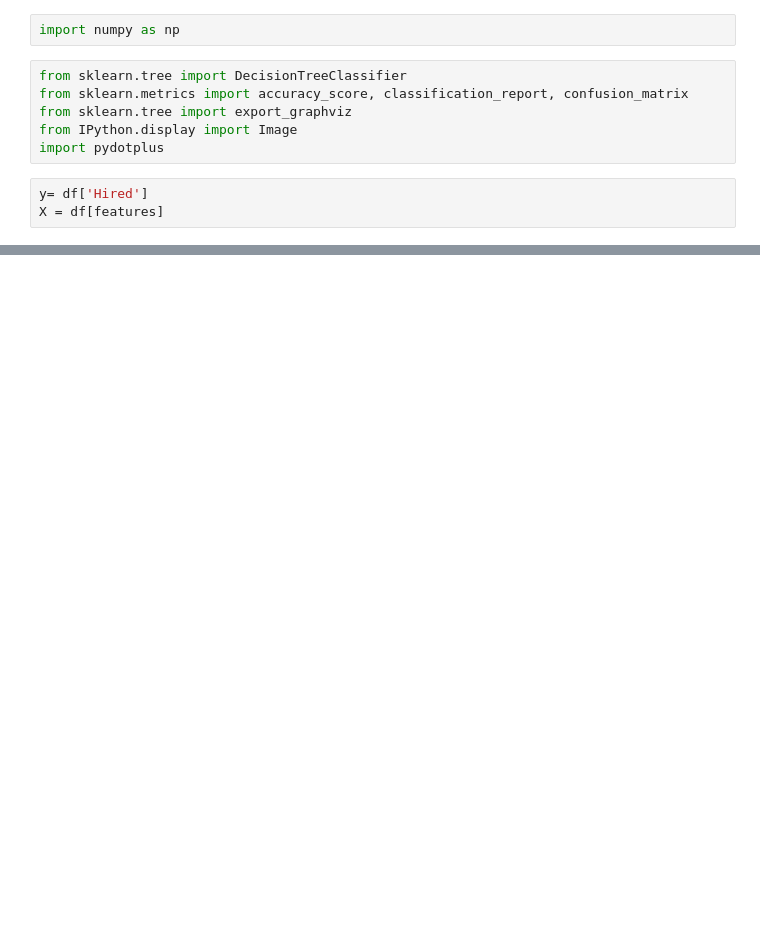
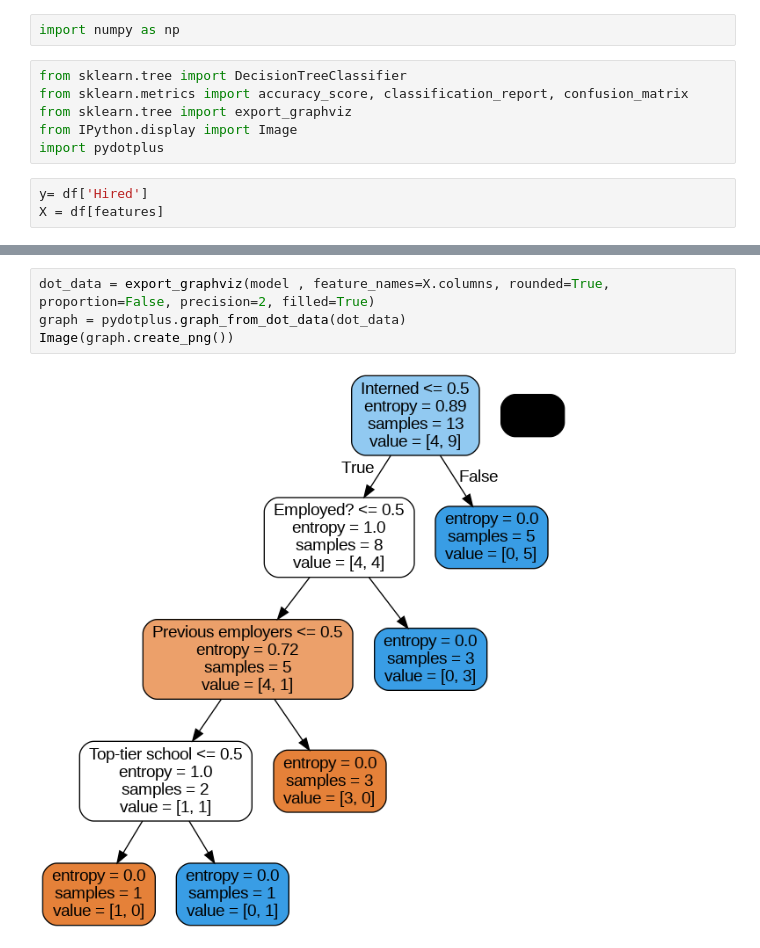
Before and after one commit to dhsingh0815/ML, a Jupyter notebook: Classifier/GiniIndex_DummyPastHiresDataSet.ipynb, the cells around one changed output, grey strips where cells are left out. Saved outputs shown, nothing was run; the diff lists cells and outputs as text; blank space fills up the shorter version.

```diff
--- a/Classifier/GiniIndex_DummyPastHiresDataSet.ipynb
+++ b/Classifier/GiniIndex_DummyPastHiresDataSet.ipynb
@@ -184,0 +196,6 @@ Image(graph.create_png())
+# %%
+dot_data = export_graphviz(model , feature_names=X.columns, rounded=True, proportion=False, precision=2, filled=True)
+graph = pydotplus.graph_from_dot_data(dot_data)
+Image(graph.create_png())
+# %% [output]
+[figure, added]
```
Also changed, not shown: parts of 7 cells of this notebook.
